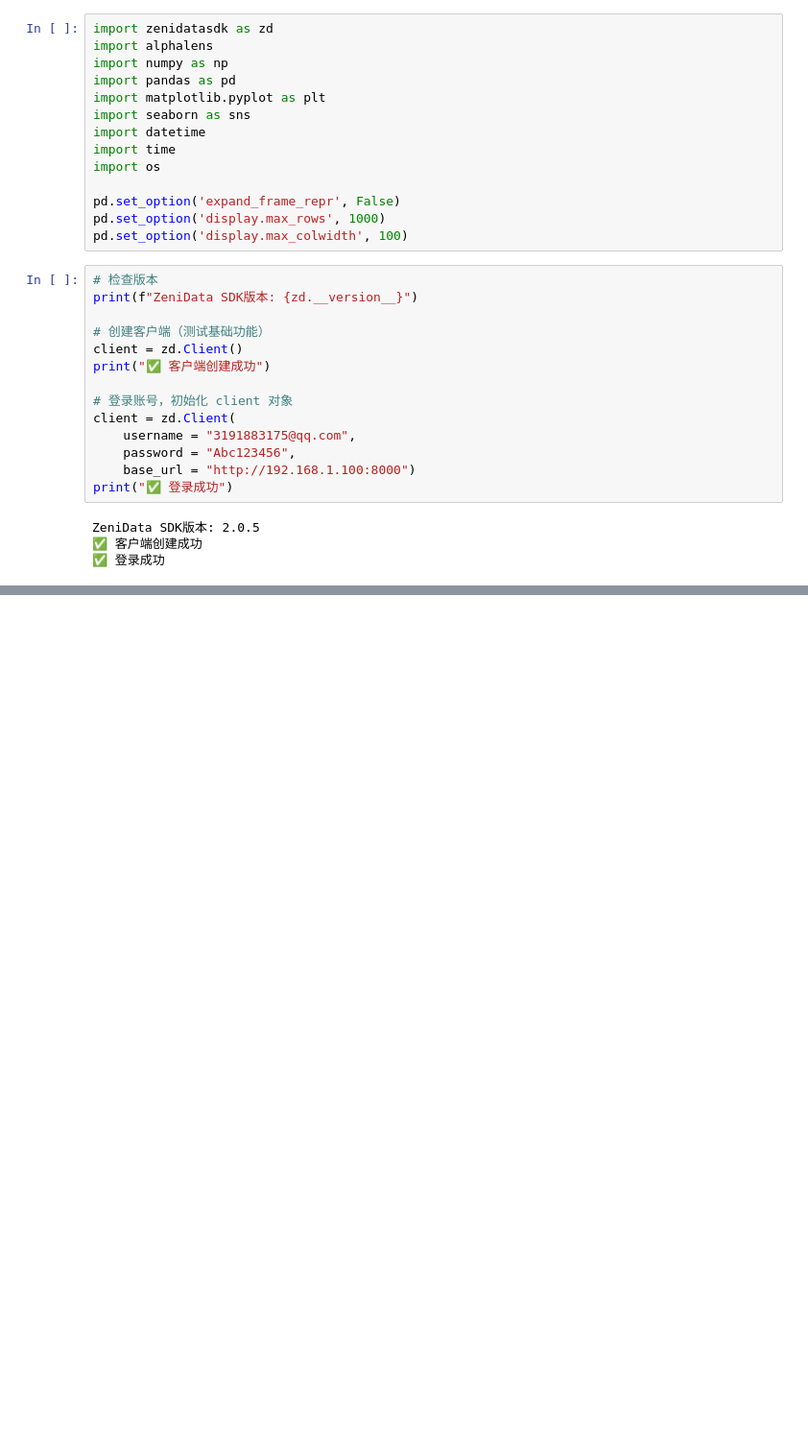
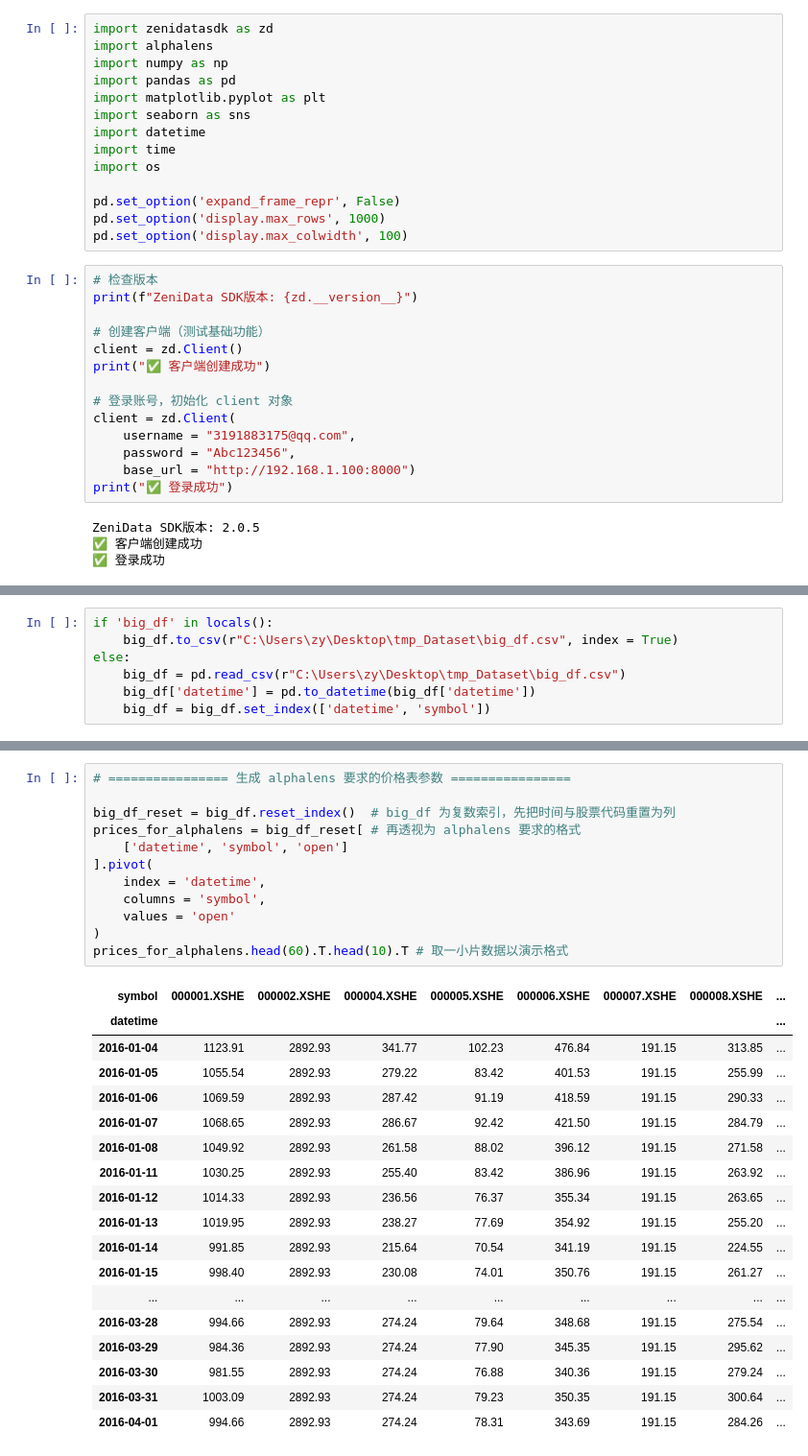
Before and after one commit to linerrrrrrr/Latitude_Alpha_Generator, a Jupyter notebook: testing_03.ipynb, the cells around one changed output, grey strips where cells are left out. Shown at 96% size. Drawn from its saved outputs; the diff is of its cells as text; blank space fills up the shorter version.

```diff
--- a/testing_03.ipynb
+++ b/testing_03.ipynb
@@ -96,0 +157,7 @@ for index, item in symbols_df.iterrows():  # 遍历指定截止日期的 股票
+# %%
+if 'big_df' in locals():
+    big_df.to_csv(r"C:\Users\zy\Desktop\tmp_Dataset\big_df.csv", index = True)
+else:
+    big_df = pd.read_csv(r"C:\Users\zy\Desktop\tmp_Dataset\big_df.csv")
+    big_df['datetime'] = pd.to_datetime(big_df['datetime'])
+    big_df = big_df.set_index(['datetime', 'symbol'])
@@ -96,0 +174,31 @@ for index, item in symbols_df.iterrows():  # 遍历指定截止日期的 股票
+# %%
+# ================ 生成 alphalens 要求的价格表参数 ================
+
+big_df_reset = big_df.reset_index()  # big_df 为复数索引，先把时间与股票代码重置为列
+prices_for_alphalens = big_df_reset[ # 再透视为 alphalens 要求的格式
+    ['datetime', 'symbol', 'open']
+].pivot(
+    index = 'datetime',
+    columns = 'symbol',
+    values = 'open'
+)
+prices_for_alphalens.head(60).T.head(10).T # 取一小片数据以演示格式
+# %% [output]
+| symbol | 000001.XSHE | 000002.XSHE | 000004.XSHE | 000005.XSHE | 000006.XSHE | 000007.XSHE | 000008.XSHE | ... |
+| datetime |  |  |  |  |  |  |  | ... |
+| 2016-01-04 | 1123.91 | 2892.93 | 341.77 | 102.23 | 476.84 | 191.15 | 313.85 | ... |
+| 2016-01-05 | 1055.54 | 2892.93 | 279.22 | 83.42 | 401.53 | 191.15 | 255.99 | ... |
+| 2016-01-06 | 1069.59 | 2892.93 | 287.42 | 91.19 | 418.59 | 191.15 | 290.33 | ... |
+| 2016-01-07 | 1068.65 | 2892.93 | 286.67 | 92.42 | 421.50 | 191.15 | 284.79 | ... |
+| 2016-01-08 | 1049.92 | 2892.93 | 261.58 | 88.02 | 396.12 | 191.15 | 271.58 | ... |
+| 2016-01-11 | 1030.25 | 2892.93 | 255.40 | 83.42 | 386.96 | 191.15 | 263.92 | ... |
+| 2016-01-12 | 1014.33 | 2892.93 | 236.56 | 76.37 | 355.34 | 191.15 | 263.65 | ... |
+| 2016-01-13 | 1019.95 | 2892.93 | 238.27 | 77.69 | 354.92 | 191.15 | 255.20 | ... |
+| 2016-01-14 | 991.85 | 2892.93 | 215.64 | 70.54 | 341.19 | 191.15 | 224.55 | ... |
+| 2016-01-15 | 998.40 | 2892.93 | 230.08 | 74.01 | 350.76 | 191.15 | 261.27 | ... |
+| ... | ... | ... | ... | ... | ... | ... | ... | ... |
+| 2016-03-28 | 994.66 | 2892.93 | 274.24 | 79.64 | 348.68 | 191.15 | 275.54 | ... |
+| 2016-03-29 | 984.36 | 2892.93 | 274.24 | 77.90 | 345.35 | 191.15 | 295.62 | ... |
+| 2016-03-30 | 981.55 | 2892.93 | 274.24 | 76.88 | 340.36 | 191.15 | 279.24 | ... |
+| 2016-03-31 | 1003.09 | 2892.93 | 274.24 | 79.23 | 350.35 | 191.15 | 300.64 | ... |
+| 2016-04-01 | 994.66 | 2892.93 | 274.24 | 78.31 | 343.69 | 191.15 | 284.26 | ... |
```
Also changed, not shown: parts of 8 cells of this notebook, 1 other file.
